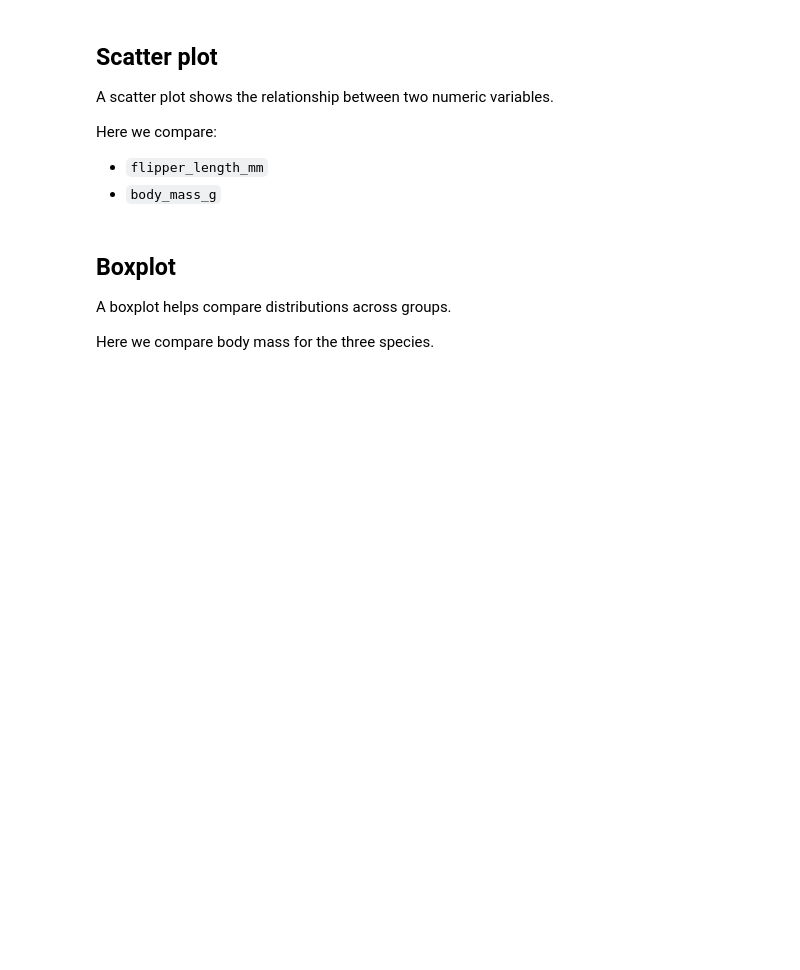
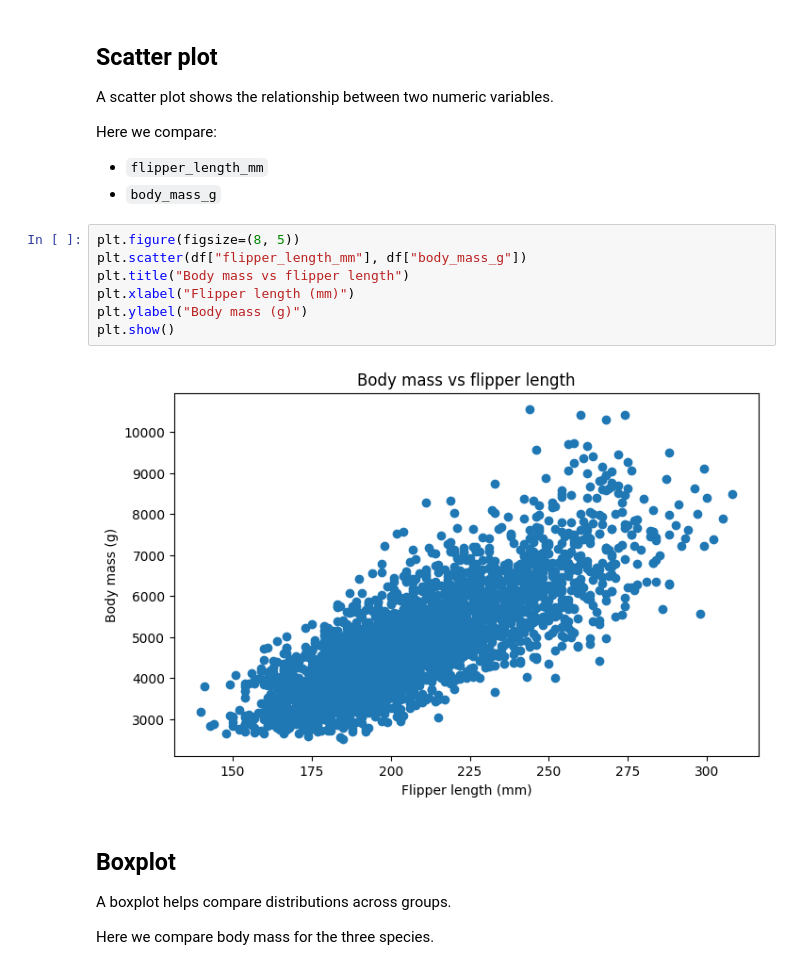
Before and after one commit to UBDS-3/Basic-python-2026, a Jupyter notebook: day5/Day 5 solutions.ipynb, the cells around one changed output. Drawn from its saved outputs; the diff is of its cells as text; blank space fills up the shorter version.

```diff
--- a/day5/Day 5 solutions.ipynb
+++ b/day5/Day 5 solutions.ipynb
@@ -162,6 +509,15 @@ A scatter plot shows the relationship between two numeric variables.
 Here we compare:
 - `flipper_length_mm`
 - `body_mass_g`
+# %%
+plt.figure(figsize=(8, 5))
+plt.scatter(df["flipper_length_mm"], df["body_mass_g"])
+plt.title("Body mass vs flipper length")
+plt.xlabel("Flipper length (mm)")
+plt.ylabel("Body mass (g)")
+plt.show()
+# %% [output]
+[figure, added]
 # %% [markdown]
 ## Boxplot
 
```
Also changed, not shown: parts of 87 cells of this notebook, 8 other files.
